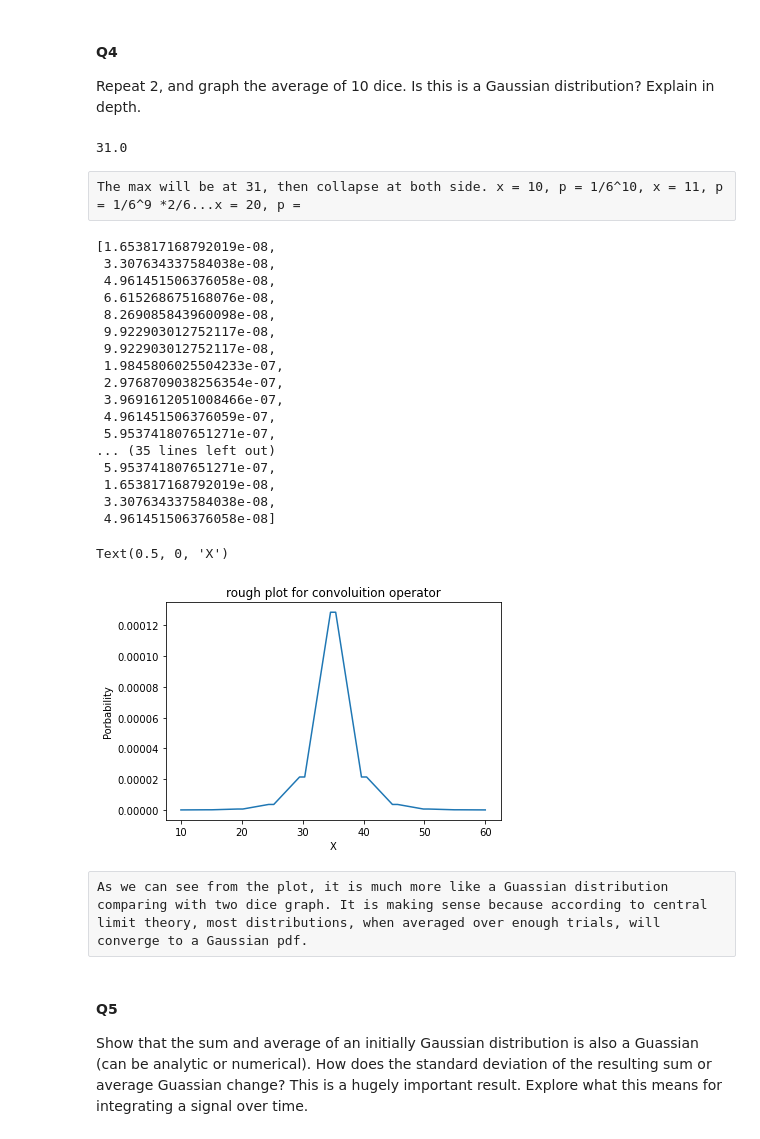
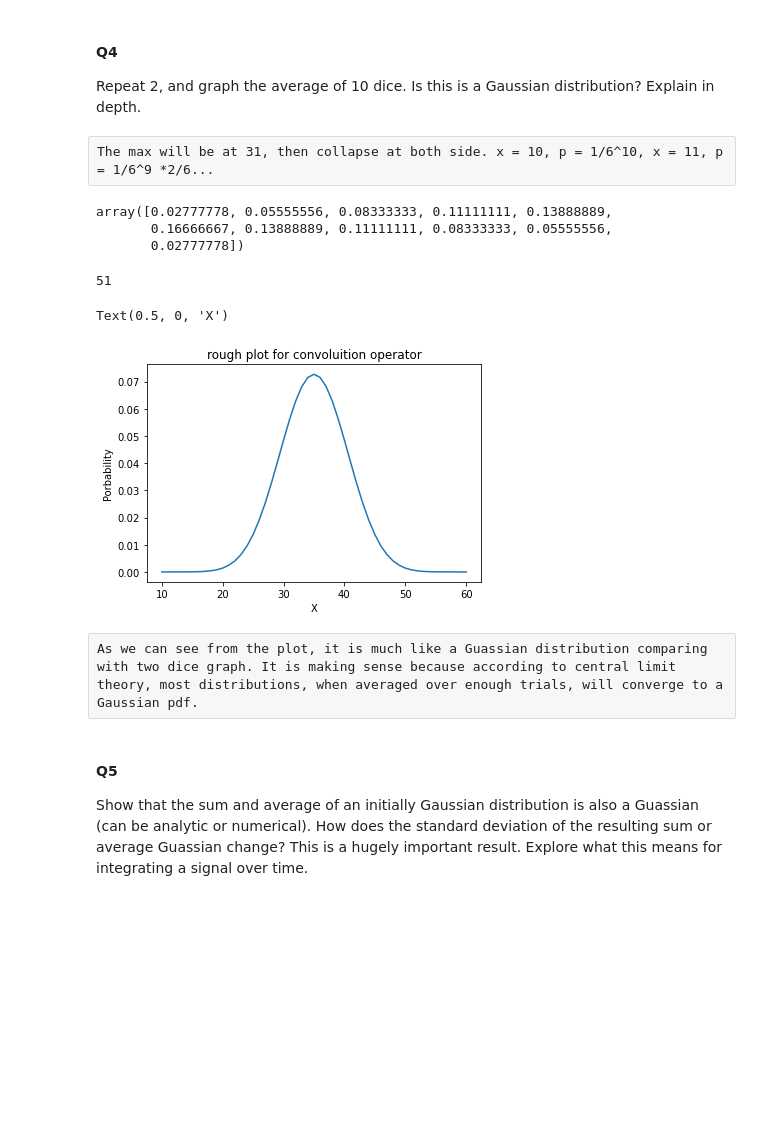
Before and after one commit to Mengjun74/lab, a Jupyter notebook: hw2.ipynb, the cells around one changed output. Drawn from its saved outputs; the diff is of its cells as text; code cells hidden in the pictures; blank space fills up the shorter version.

```diff
--- a/hw2.ipynb
+++ b/hw2.ipynb
@@ -63,0 +32,4 @@ Text(0.5, 0, 'X')
+# %%
+dice = [1/6,1/6,1/6,1/6,1/6,1/6]
+p_con= np.convolve(dice,dice,"full")
+p_con
@@ -77,65 +59,33 @@ The result is making sense because the total probability is one and we have tota
 # %% [markdown]
 #### Q4
 Repeat 2, and graph the average of 10 dice. Is this is a Gaussian distribution? Explain in depth.
-# %%
-mid = 10/2*6+1
-mid
-# %% [output]
-31.0
 # %% [raw]
-The max will be at 31, then collapse at both side. x = 10, p = 1/6^10, x = 11, p = 1/6^9 *2/6...x = 20, p =
+The max will be at 31, then collapse at both side. x = 10, p = 1/6^10, x = 11, p = 1/6^9 *2/6...
-# %%
-#max sum is 60, min sum is 10, hence, it should run 50 times
-p_10 = []
-for i in range(1,52):
-    if(i <= 6):
-        p_10.append(i/6 * (1/6)**8 * 1/6)
-    elif(i <= 12):
-        p_10.append((i-6)/6 * (1/6)**7* 1/6)
-    elif(i <= 18):
-        p_10.append((i-12)/6 * (1/6)**6* 1/6)
-    elif(i <= 24):
-        p_10.append((i-18)/6 * (1/6)**5* 1/6)
-    elif(i <= 30):
-        p_10.append((i-24)/6 * (1/6)**4* 1/6)
-    elif(i <= 36):
-        p_10.append((i-30)/6 * (1/6)**5* 1/6)
-    elif(i <= 42):
-        p_10.append((i-36)/6 * (1/6)**6* 1/6)
-    elif(i <= 48):
-        p_10.append((i-42)/6 * (1/6)**7* 1/6)
-    elif(i <= 52):
-        p_10.append((i-48)/6 * (1/6)**8* 1/6)
-p_10
-# %% [output]
-[1.653817168792019e-08,
- 3.307634337584038e-08,
- 4.961451506376058e-08,
- 6.615268675168076e-08,
- 8.269085843960098e-08,
- 9.922903012752117e-08,
- 9.922903012752117e-08,
- 1.9845806025504233e-07,
- 2.9768709038256354e-07,
- 3.9691612051008466e-07,
- 4.961451506376059e-07,
- 5.953741807651271e-07,
-... (35 lines left out)
- 5.953741807651271e-07,
- 1.653817168792019e-08,
- 3.307634337584038e-08,
- 4.961451506376058e-08]
+# %%
+np.convolve(dice,dice,"full")
+# %% [output]
+array([0.02777778, 0.05555556, 0.08333333, 0.11111111, 0.13888889,
+       0.16666667, 0.13888889, 0.11111111, 0.08333333, 0.05555556,
+       0.02777778])
+# %%
+p = []
+p = np.convolve(dice,dice,"full")
+for _ in range(8):
+    p = np.convolve(p,dice, 'full')
+len(p)
+# %% [output]
+51
 # %%
-x = np.linspace(10,60,60)
-plt.plot(x,p_10)
+x = np.linspace(10,60,51)
+plt.plot(x,p)
 plt.title('rough plot for convoluition operator')
 plt.ylabel('Porbability')
 plt.xlabel('X')
 # %% [output]
 Text(0.5, 0, 'X')
-[figure, old version]
+[figure, new version]
 # %% [raw]
-As we can see from the plot, it is much more like a Guassian distribution comparing with two dice graph. It is making sense because according to central limit theory, most distributions, when averaged over enough trials, will converge to a Gaussian pdf.
+As we can see from the plot, it is much like a Guassian distribution comparing with two dice graph. It is making sense because according to central limit theory, most distributions, when averaged over enough trials, will converge to a Gaussian pdf.
 # %% [markdown]
 #### Q5
 Show that the sum and average of an initially Gaussian distribution is also a Guassian (can be analytic or numerical). How does the standard deviation of the resulting sum or average Guassian change? This is a hugely important result. Explore what this means for integrating a signal over time.
```
Also changed, not shown: parts of 14 cells of this notebook, 2 other files.
